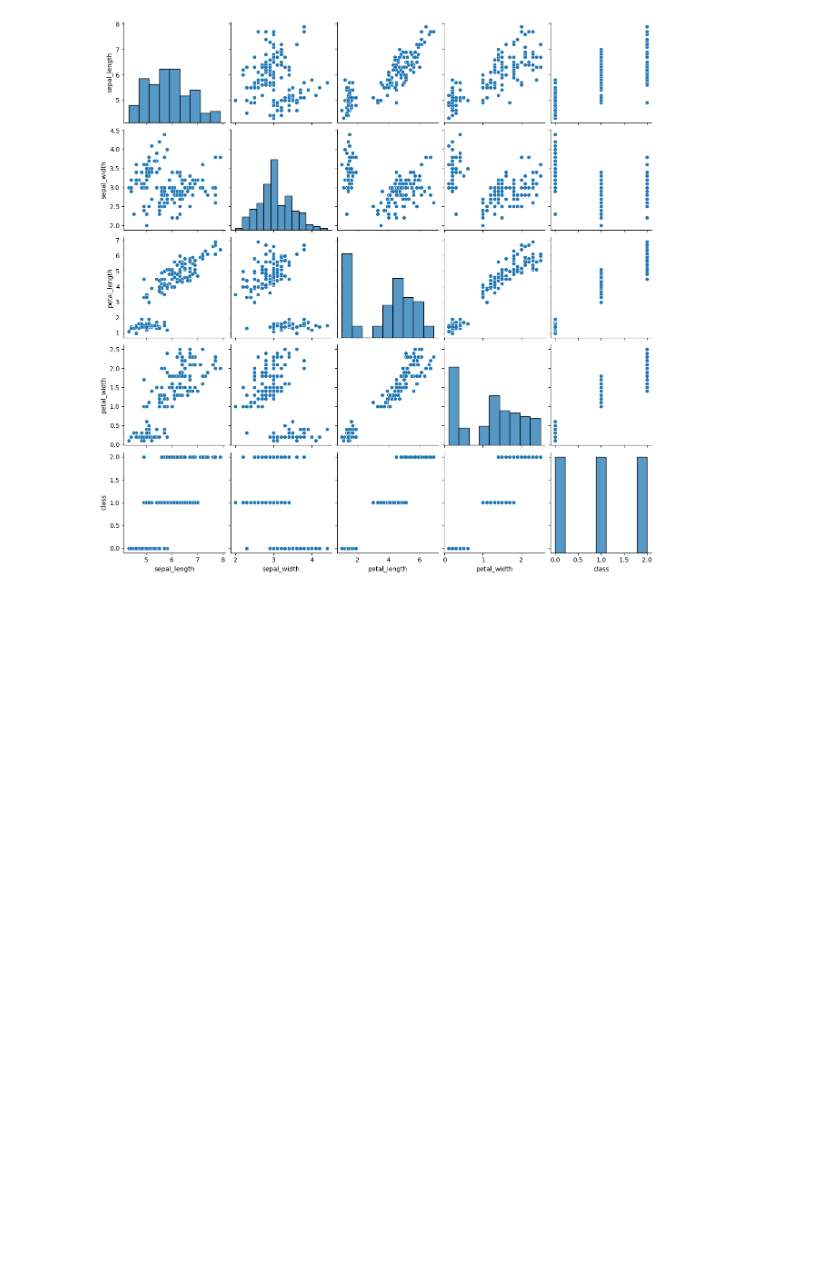
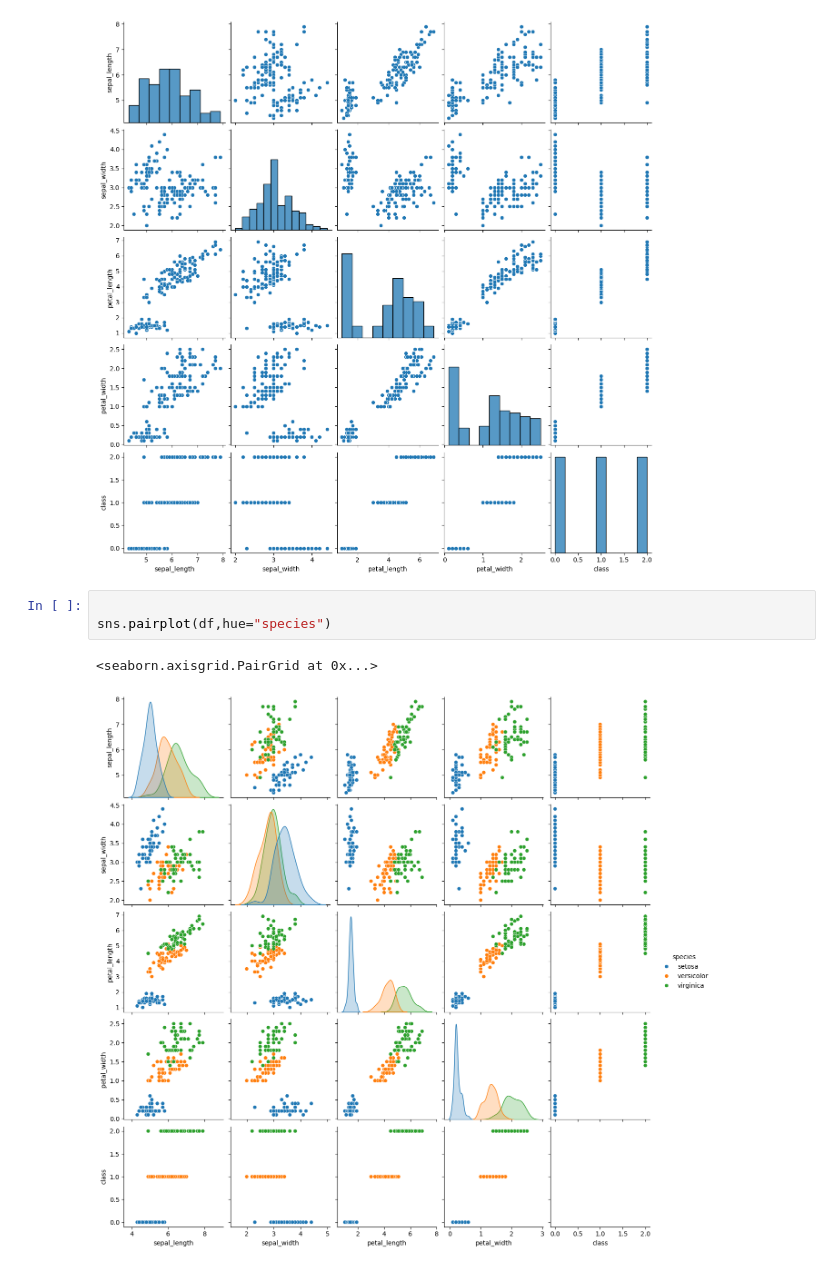
Before and after one commit to huynguyen31231022606-beep/huynguyen261.github.io, a Jupyter notebook: Buoi 04/EDA_Python.ipynb, the cells around one changed output. Cells and saved outputs as stored; diff of their text form; blank space fills up the shorter version.

```diff
--- a/Buoi 04/EDA_Python.ipynb
+++ b/Buoi 04/EDA_Python.ipynb
@@ -267,3 +267,9 @@ sns.pairplot(df)
 # %% [output]
 <seaborn.axisgrid.PairGrid at 0x...>
 [figure]
+# %%
+
+sns.pairplot(df,hue="species")
+# %% [output]
+<seaborn.axisgrid.PairGrid at 0x...>
+[figure, added]
```
Also changed, not shown: parts of 6 cells of this notebook, 1 other file.
